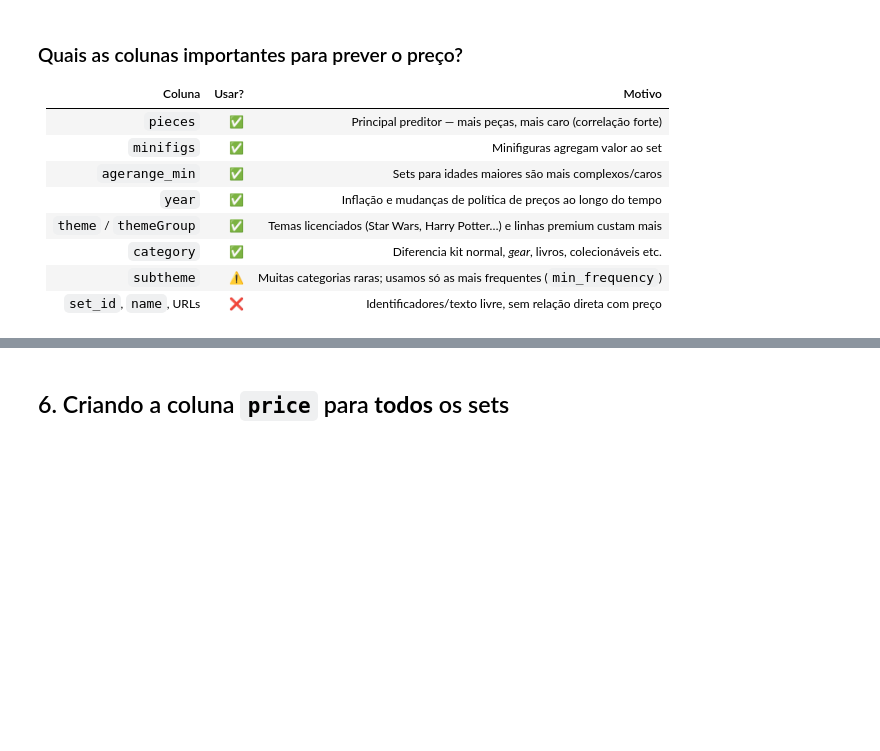
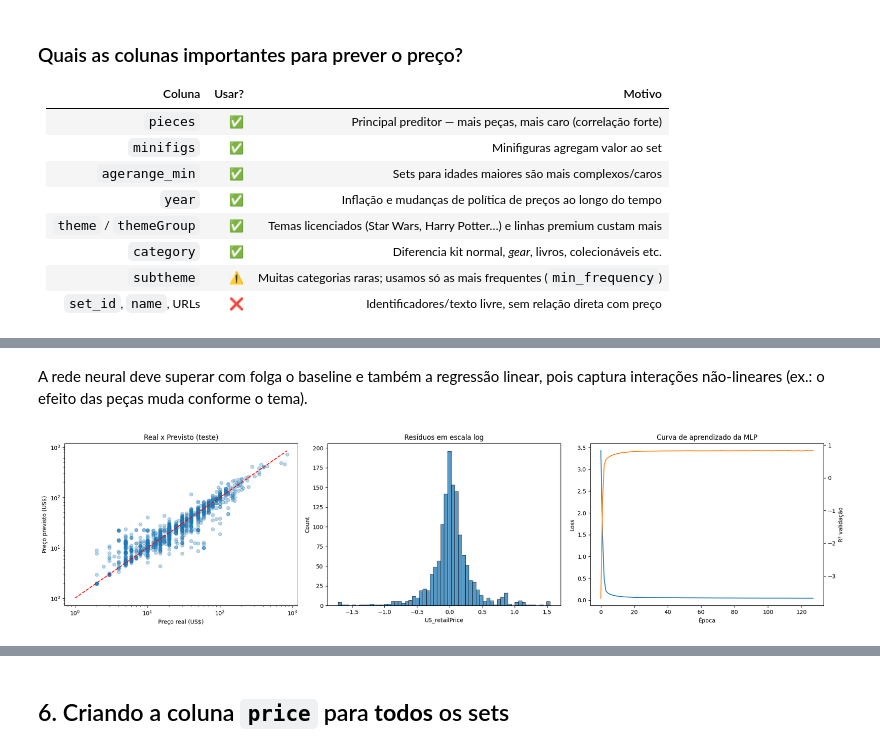
Before and after one commit to Rubziguin/Colab_Atividade_Lego, a Jupyter notebook: PUCSP_CS_AI_10_AI_ML_ANN_LEGO_LAB.ipynb, the cells around one changed output, grey strips where cells are left out. Drawn from its saved outputs; the diff is of its cells as text; code cells hidden in the pictures; blank space fills up the shorter version.

```diff
--- a/PUCSP_CS_AI_10_AI_ML_ANN_LEGO_LAB.ipynb
+++ b/PUCSP_CS_AI_10_AI_ML_ANN_LEGO_LAB.ipynb
@@ -270,0 +396,11 @@ plt.tight_layout(); plt.show()
+# %%
+param_grid = {
+    'regressor__reg__hidden_layer_sizes': [(64,), (128, 64), (256, 128, 64)],
+    'regressor__reg__alpha': [1e-4, 1e-3, 1e-2],
+}
+grid = GridSearchCV(ann_model, param_grid, cv=3, scoring='neg_mean_absolute_error', n_jobs=-1)
+grid.fit(X_train, y_train)
+
+print('Melhores hiperparâmetros:', grid.best_params_)
+print(f'MAE médio na validação cruzada: US$ {-grid.best_score_:.2f}')
+best_ann = grid.best_estimator_
@@ -270,0 +452,26 @@ plt.tight_layout(); plt.show()
+# %% [markdown]
+A rede neural deve superar com folga o baseline e também a regressão linear, pois captura interações não-lineares (ex.: o efeito das peças muda conforme o tema).
+# %%
+pred_test = best_ann.predict(X_test)
+fig, axes = plt.subplots(1, 3, figsize=(20, 5))
+
+axes[0].scatter(y_test, pred_test, alpha=0.3)
+lim = [1, max(y_test.max(), pred_test.max())]
+axes[0].plot(lim, lim, 'r--')
+axes[0].set(xscale='log', yscale='log', xlabel='Preço real (US$)', ylabel='Preço previsto (US$)',
+            title='Real x Previsto (teste)')
+
+res = np.log1p(pred_test) - np.log1p(y_test)
+sns.histplot(res, bins=60, ax=axes[1])
+axes[1].set_title('Resíduos em escala log')
+
+mlp_final = best_ann.regressor_.named_steps['reg']
+axes[2].plot(mlp_final.loss_curve_, label='Loss treino')
+if mlp_final.validation_scores_ is not None:
+    ax2 = axes[2].twinx()
+    ax2.plot(mlp_final.validation_scores_, color='tab:orange', label='R² validação')
+    ax2.set_ylabel('R² validação')
+axes[2].set(title='Curva de aprendizado da MLP', xlabel='Época', ylabel='Loss')
+plt.tight_layout(); plt.show()
+# %% [output]
+[figure, added]
```
Also changed, not shown: parts of 17 cells of this notebook.
